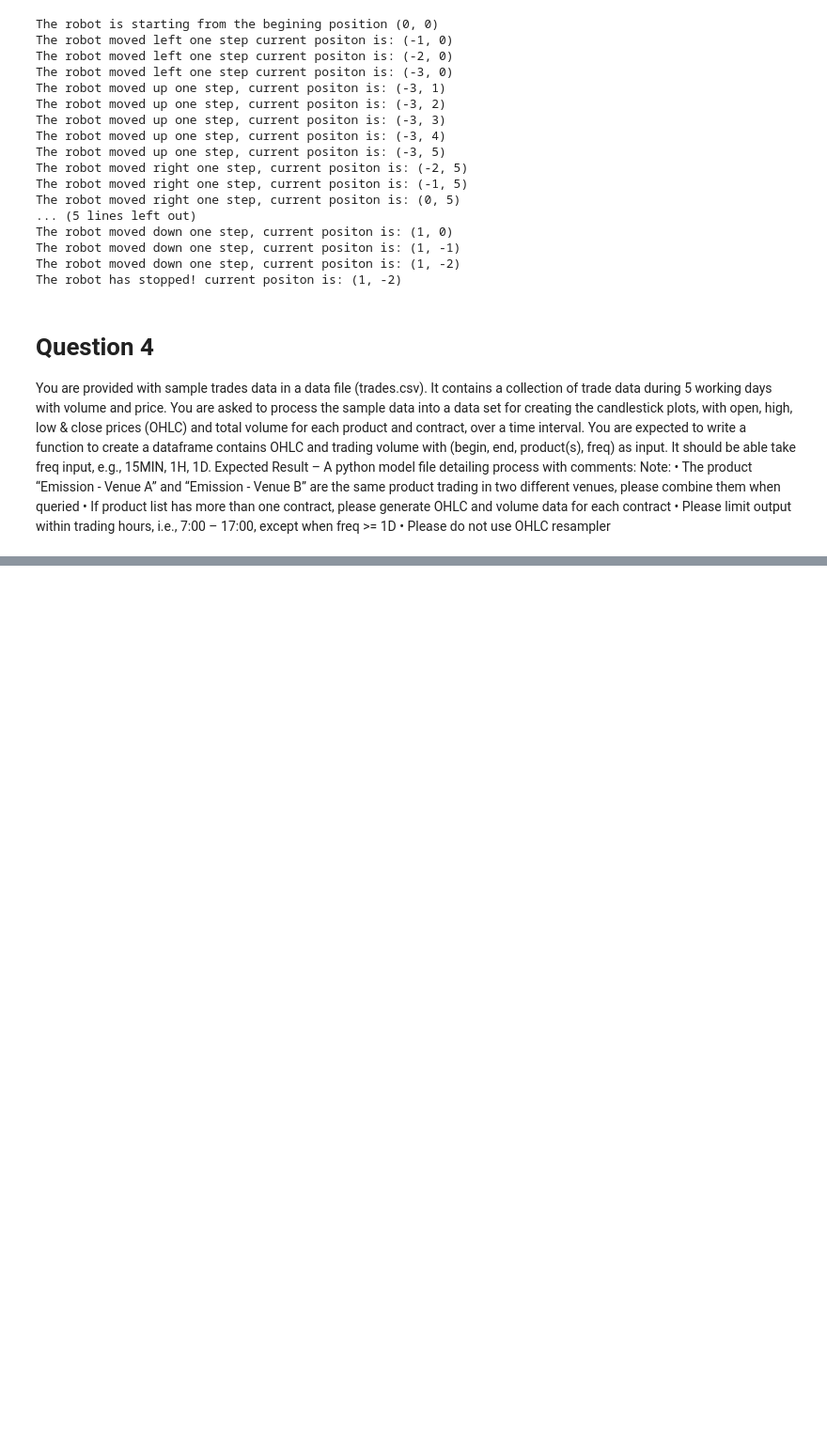
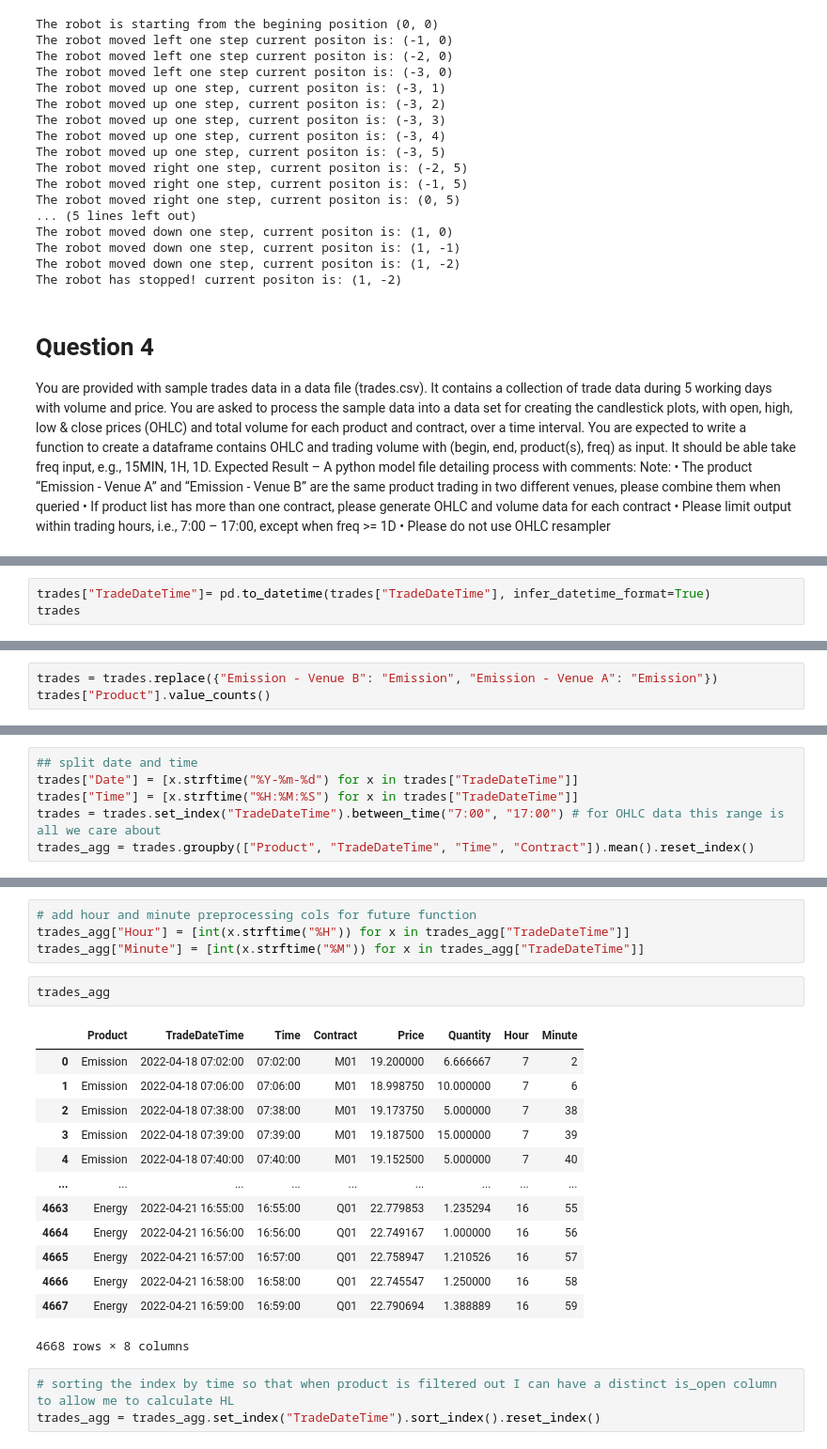
Before and after one commit to PaulWill92/time_series_assessment, a Jupyter notebook: tasks/0-assesment.ipynb, the cells around one changed output, grey strips where cells are left out. Shown: that part at 94% size. Cells and saved outputs as stored; diff of their text form; blank space fills up the shorter version.

```diff
--- a/tasks/0-assesment.ipynb
+++ b/tasks/0-assesment.ipynb
@@ -478,0 +499,3 @@ Expected Result – A python model file detailing process with comments: Note:
+# %%
+trades["TradeDateTime"]= pd.to_datetime(trades["TradeDateTime"], infer_datetime_format=True)
+trades
@@ -478,0 +518,3 @@ Expected Result – A python model file detailing process with comments: Note:
+# %%
+trades = trades.replace({"Emission - Venue B": "Emission", "Emission - Venue A": "Emission"})
+trades["Product"].value_counts()
@@ -478,0 +527,6 @@ Expected Result – A python model file detailing process with comments: Note:
+# %%
+## split date and time
+trades["Date"] = [x.strftime("%Y-%m-%d") for x in trades["TradeDateTime"]]
+trades["Time"] = [x.strftime("%H:%M:%S") for x in trades["TradeDateTime"]]
+trades = trades.set_index("TradeDateTime").between_time("7:00", "17:00") # for OHLC data this range is all we care about
+trades_agg = trades.groupby(["Product", "TradeDateTime", "Time", "Contract"]).mean().reset_index()
@@ -478,0 +549,23 @@ Expected Result – A python model file detailing process with comments: Note:
+# %%
+# add hour and minute preprocessing cols for future function
+trades_agg["Hour"] = [int(x.strftime("%H")) for x in trades_agg["TradeDateTime"]]
+trades_agg["Minute"] = [int(x.strftime("%M")) for x in trades_agg["TradeDateTime"]]
+# %%
+trades_agg
+# %% [output]
+|  | Product | TradeDateTime | Time | Contract | Price | Quantity | Hour | Minute |
+| 0 | Emission | 2022-04-18 07:02:00 | 07:02:00 | M01 | 19.200000 | 6.666667 | 7 | 2 |
+| 1 | Emission | 2022-04-18 07:06:00 | 07:06:00 | M01 | 18.998750 | 10.000000 | 7 | 6 |
+| 2 | Emission | 2022-04-18 07:38:00 | 07:38:00 | M01 | 19.173750 | 5.000000 | 7 | 38 |
+| 3 | Emission | 2022-04-18 07:39:00 | 07:39:00 | M01 | 19.187500 | 15.000000 | 7 | 39 |
+| 4 | Emission | 2022-04-18 07:40:00 | 07:40:00 | M01 | 19.152500 | 5.000000 | 7 | 40 |
+| ... | ... | ... | ... | ... | ... | ... | ... | ... |
+| 4663 | Energy | 2022-04-21 16:55:00 | 16:55:00 | Q01 | 22.779853 | 1.235294 | 16 | 55 |
+| 4664 | Energy | 2022-04-21 16:56:00 | 16:56:00 | Q01 | 22.749167 | 1.000000 | 16 | 56 |
+| 4665 | Energy | 2022-04-21 16:57:00 | 16:57:00 | Q01 | 22.758947 | 1.210526 | 16 | 57 |
+| 4666 | Energy | 2022-04-21 16:58:00 | 16:58:00 | Q01 | 22.745547 | 1.250000 | 16 | 58 |
+| 4667 | Energy | 2022-04-21 16:59:00 | 16:59:00 | Q01 | 22.790694 | 1.388889 | 16 | 59 |
+4668 rows × 8 columns
+# %%
+# sorting the index by time so that when product is filtered out I can have a distinct is_open column to allow me to calculate HL
+trades_agg = trades_agg.set_index("TradeDateTime").sort_index().reset_index()
```
Also changed, not shown: parts of 16 cells of this notebook, 7 other files.
